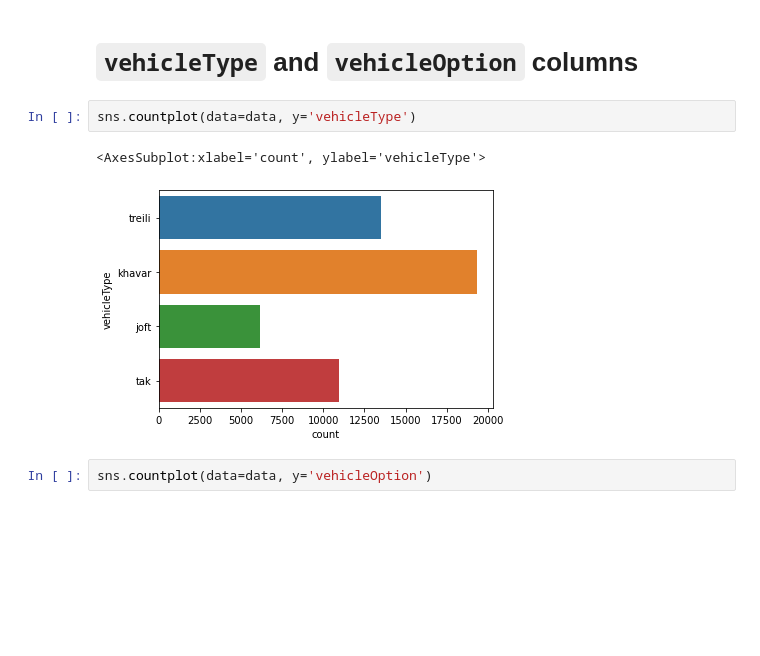
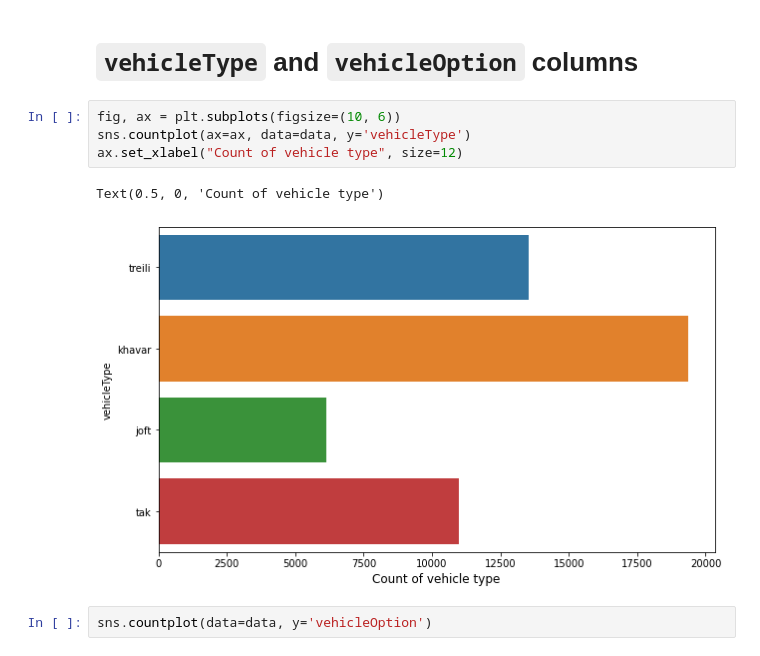
Before and after one commit to grapeup/ubaar-competition, a Jupyter notebook: notebooks/initial_eda.ipynb, the cells around one changed output. Drawn from its saved outputs; the diff is of its cells as text; blank space fills up the shorter version.

```diff
--- a/notebooks/initial_eda.ipynb
+++ b/notebooks/initial_eda.ipynb
@@ -131,11 +136,13 @@ sns.histplot(data=data, x='distanceKM')
 Not very useful distribution
 # %% [markdown]
 # `vehicleType` and `vehicleOption` columns
-# %%
-sns.countplot(data=data, y='vehicleType')
-# %% [output]
-<AxesSubplot:xlabel='count', ylabel='vehicleType'>
-[figure, removed]
+# %%
+fig, ax = plt.subplots(figsize=(10, 6))
+sns.countplot(ax=ax, data=data, y='vehicleType')
+ax.set_xlabel("Count of vehicle type", size=12)
+# %% [output]
+Text(0.5, 0, 'Count of vehicle type')
+[figure, added]
 # %%
 sns.countplot(data=data, y='vehicleOption')
 # %% [output]
```
Also changed, not shown: parts of 10 cells of this notebook, 2 other files.
